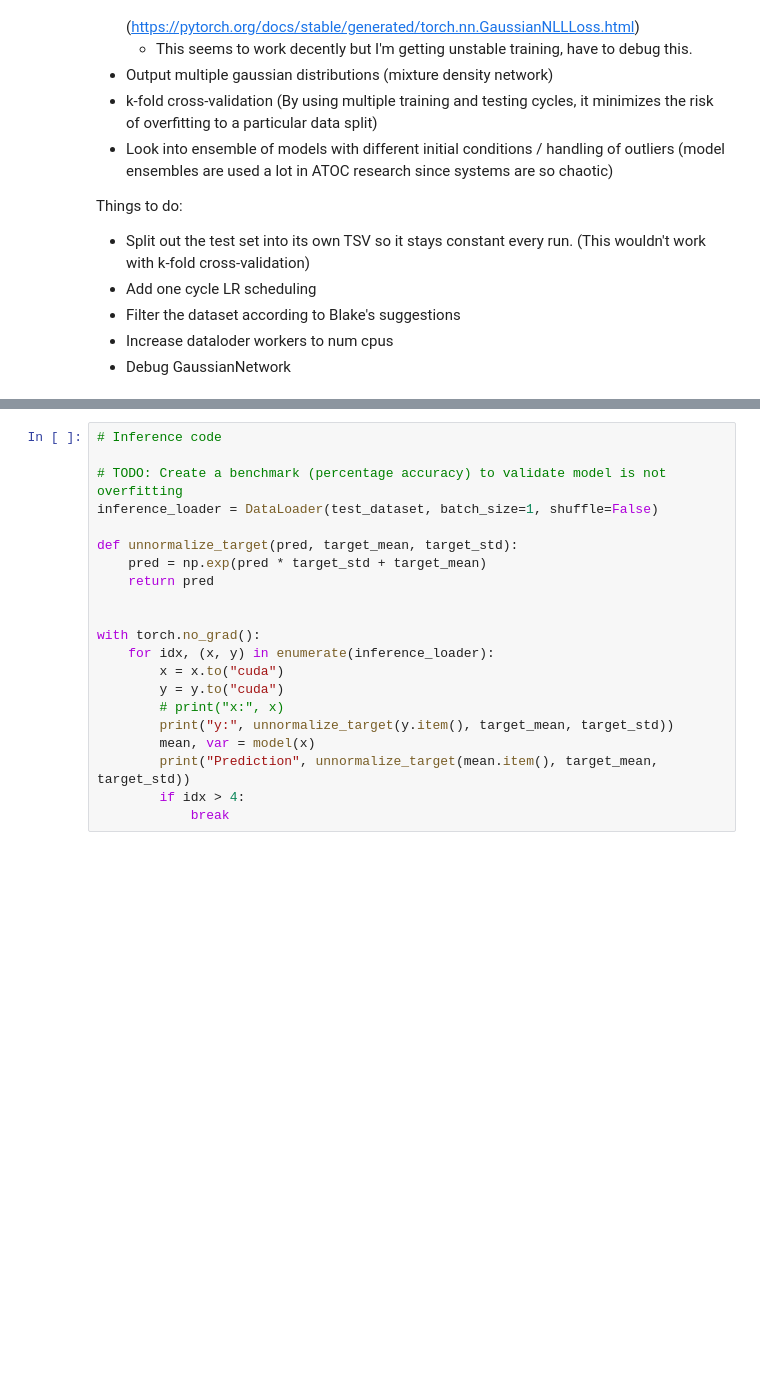
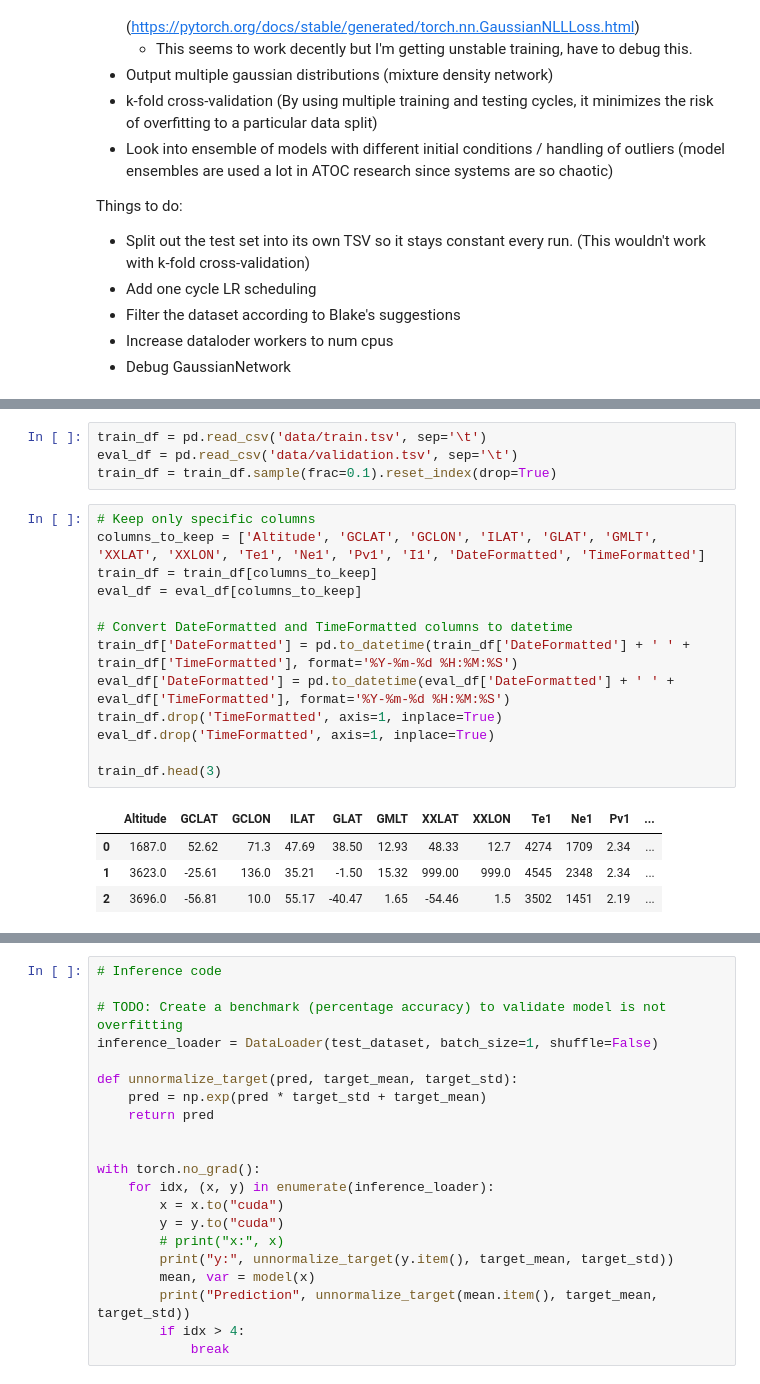
Before and after one commit to blakedehaas/clare, a Jupyter notebook: model.ipynb, the cells around one changed output, grey strips where cells are left out. Drawn from its saved outputs; the diff is of its cells as text; blank space fills up the shorter version.

```diff
--- a/model.ipynb
+++ b/model.ipynb
@@ -139,0 +41,22 @@ df_normalized.head(5)
+# %%
+train_df = pd.read_csv('data/train.tsv', sep='\t')
+eval_df = pd.read_csv('data/validation.tsv', sep='\t')
+train_df = train_df.sample(frac=0.1).reset_index(drop=True)
+# %%
+# Keep only specific columns
+columns_to_keep = ['Altitude', 'GCLAT', 'GCLON', 'ILAT', 'GLAT', 'GMLT', 'XXLAT', 'XXLON', 'Te1', 'Ne1', 'Pv1', 'I1', 'DateFormatted', 'TimeFormatted']
+train_df = train_df[columns_to_keep]
+eval_df = eval_df[columns_to_keep]
+
+# Convert DateFormatted and TimeFormatted columns to datetime
+train_df['DateFormatted'] = pd.to_datetime(train_df['DateFormatted'] + ' ' + train_df['TimeFormatted'], format='%Y-%m-%d %H:%M:%S')
+eval_df['DateFormatted'] = pd.to_datetime(eval_df['DateFormatted'] + ' ' + eval_df['TimeFormatted'], format='%Y-%m-%d %H:%M:%S')
+train_df.drop('TimeFormatted', axis=1, inplace=True)
+eval_df.drop('TimeFormatted', axis=1, inplace=True)
+
+train_df.head(3)
+# %% [output]
+|  | Altitude | GCLAT | GCLON | ILAT | GLAT | GMLT | XXLAT | XXLON | Te1 | Ne1 | Pv1 | ... |
+| 0 | 1687.0 | 52.62 | 71.3 | 47.69 | 38.50 | 12.93 | 48.33 | 12.7 | 4274 | 1709 | 2.34 | ... |
+| 1 | 3623.0 | -25.61 | 136.0 | 35.21 | -1.50 | 15.32 | 999.00 | 999.0 | 4545 | 2348 | 2.34 | ... |
+| 2 | 3696.0 | -56.81 | 10.0 | 55.17 | -40.47 | 1.65 | -54.46 | 1.5 | 3502 | 1451 | 2.19 | ... |
```
Also changed, not shown: parts of 9 cells of this notebook, 2 other files.
